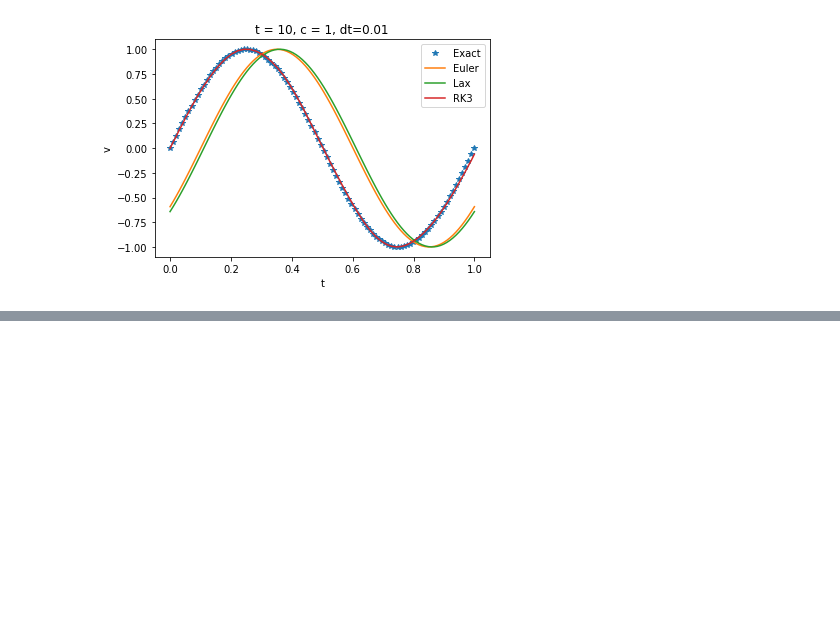
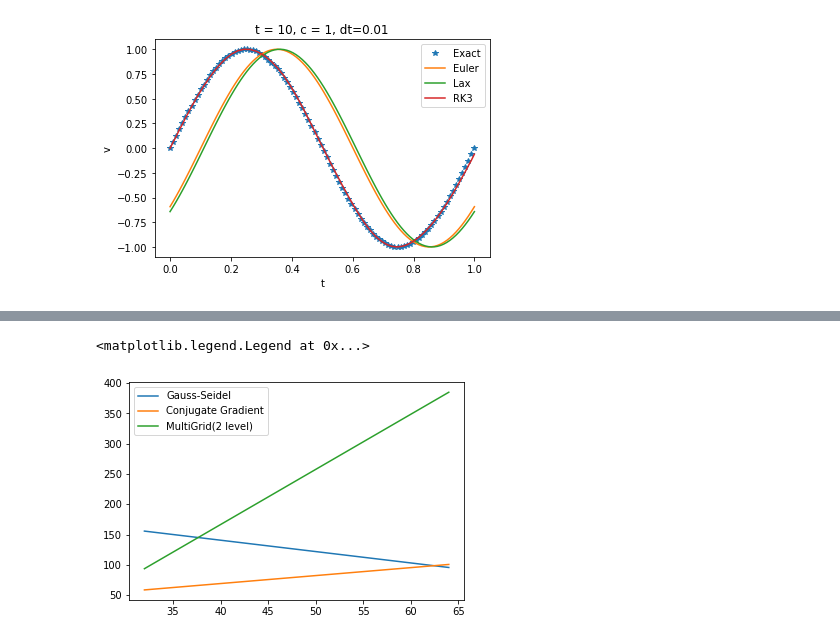
Before and after one commit to zomorodiyan/MAE-5093, a Jupyter notebook: CP2.ipynb, the cells around one changed output, grey strips where cells are left out. Cells and saved outputs as stored; diff of their text form; code cells hidden in the pictures; blank space fills up the shorter version.

```diff
--- a/CP2.ipynb
+++ b/CP2.ipynb
@@ -113,0 +711,13 @@ for ht in htz:
+# %%
+#@title plot the iteration number for solutions of GS, CG, MG2 (tolerance=1e-6)
+msh = [32,64]
+GS = [156,96]
+CG = [59,101]
+MG = [94,385]
+plt.plot(msh,GS)
+plt.plot(msh,CG)
+plt.plot(msh,MG)
+plt.legend(['Gauss-Seidel','Conjugate Gradient','MultiGrid(2 level)'])
+# %% [output]
+<matplotlib.legend.Legend at 0x...>
+[figure, added]
```
Also changed, not shown: parts of 10 cells of this notebook.
